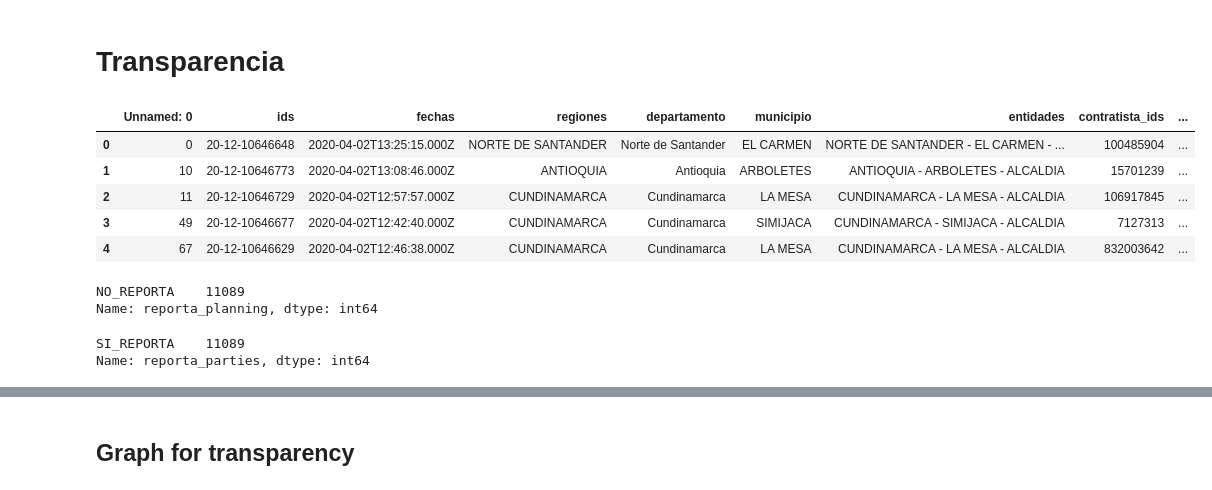
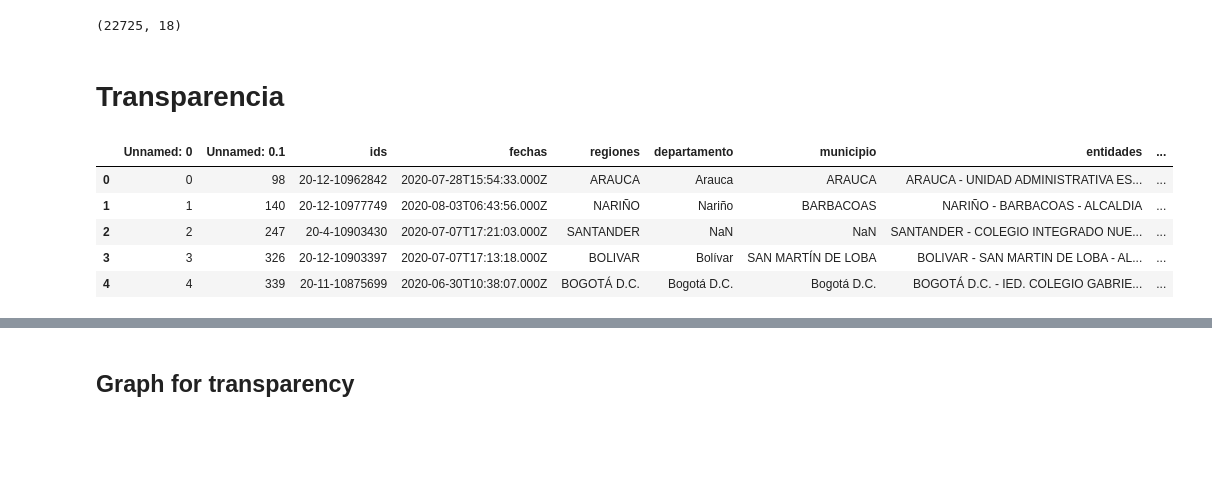
Before and after one commit to grupocanario/canopy-demo, a Jupyter notebook: app_local/data_analysis.ipynb, the cells around one changed output, grey strips where cells are left out. Saved outputs shown, nothing was run; the diff lists cells and outputs as text; code cells hidden in the pictures; blank space fills up the shorter version.

```diff
--- a/app_local/data_analysis.ipynb
+++ b/app_local/data_analysis.ipynb
@@ -5,24 +9,18 @@ import plotly.express as px
+# %%
+df.shape
+# %% [output]
+(22725, 18)
 # %% [markdown]
 # Transparencia
 # %%
-df_transparency = pd.read_csv('temp_data/v2/alarma_transparencia_v0930.csv')
+df_transparency = pd.read_csv('s3://proyectocanopy/alarma_transparencia.csv')
 df_transparency.head()
 # %% [output]
-|  | Unnamed: 0 | ids | fechas | regiones | departamento | municipio | entidades | contratista_ids | ... |
-| 0 | 0 | 20-12-10646648 | 2020-04-02T13:25:15.000Z | NORTE DE SANTANDER | Norte de Santander | EL CARMEN | NORTE DE SANTANDER - EL CARMEN - ... | 100485904 | ... |
-| 1 | 10 | 20-12-10646773 | 2020-04-02T13:08:46.000Z | ANTIOQUIA | Antioquia | ARBOLETES | ANTIOQUIA - ARBOLETES - ALCALDIA | 15701239 | ... |
-| 2 | 11 | 20-12-10646729 | 2020-04-02T12:57:57.000Z | CUNDINAMARCA | Cundinamarca | LA MESA | CUNDINAMARCA - LA MESA - ALCALDIA | 106917845 | ... |
-| 3 | 49 | 20-12-10646677 | 2020-04-02T12:42:40.000Z | CUNDINAMARCA | Cundinamarca | SIMIJACA | CUNDINAMARCA - SIMIJACA - ALCALDIA | 7127313 | ... |
-| 4 | 67 | 20-12-10646629 | 2020-04-02T12:46:38.000Z | CUNDINAMARCA | Cundinamarca | LA MESA | CUNDINAMARCA - LA MESA - ALCALDIA | 832003642 | ... |
+|  | Unnamed: 0 | Unnamed: 0.1 | ids | fechas | regiones | departamento | municipio | entidades | ... |
+| 0 | 0 | 98 | 20-12-10962842 | 2020-07-28T15:54:33.000Z | ARAUCA | Arauca | ARAUCA | ARAUCA - UNIDAD ADMINISTRATIVA ES... | ... |
+| 1 | 1 | 140 | 20-12-10977749 | 2020-08-03T06:43:56.000Z | NARIÑO | Nariño | BARBACOAS | NARIÑO - BARBACOAS - ALCALDIA | ... |
+| 2 | 2 | 247 | 20-4-10903430 | 2020-07-07T17:21:03.000Z | SANTANDER | NaN | NaN | SANTANDER - COLEGIO INTEGRADO NUE... | ... |
+| 3 | 3 | 326 | 20-12-10903397 | 2020-07-07T17:13:18.000Z | BOLIVAR | Bolívar | SAN MARTÍN DE LOBA | BOLIVAR - SAN MARTIN DE LOBA - AL... | ... |
+| 4 | 4 | 339 | 20-11-10875699 | 2020-06-30T10:38:07.000Z | BOGOTÁ D.C. | Bogotá D.C. | Bogotá D.C. | BOGOTÁ D.C. - IED. COLEGIO GABRIE... | ... |
-# %%
-df_transparency['reporta_planning'].value_counts()
-# %% [output]
-NO_REPORTA    11089
-Name: reporta_planning, dtype: int64
-# %%
-df_transparency['reporta_parties'].value_counts()
-# %% [output]
-SI_REPORTA    11089
-Name: reporta_parties, dtype: int64
 # %%
 # Creating alarm variables
```
Also changed, not shown: parts of 13 cells of this notebook, 11 other files.
